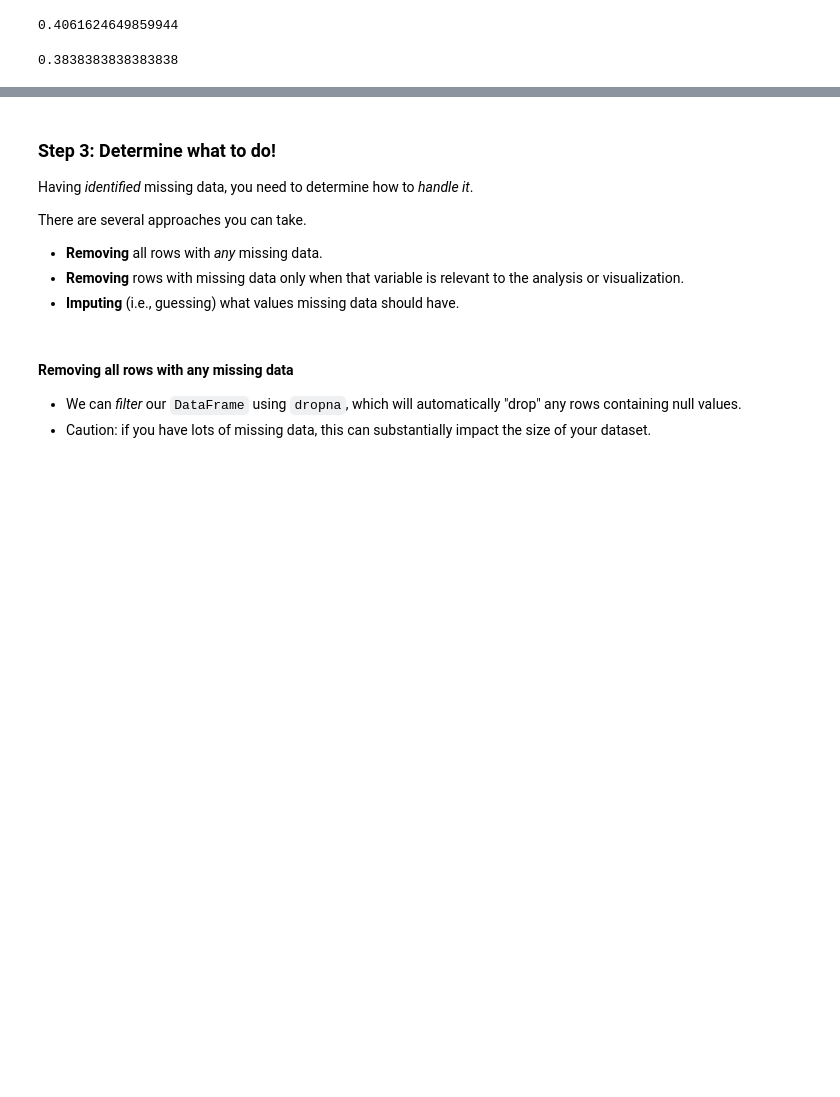
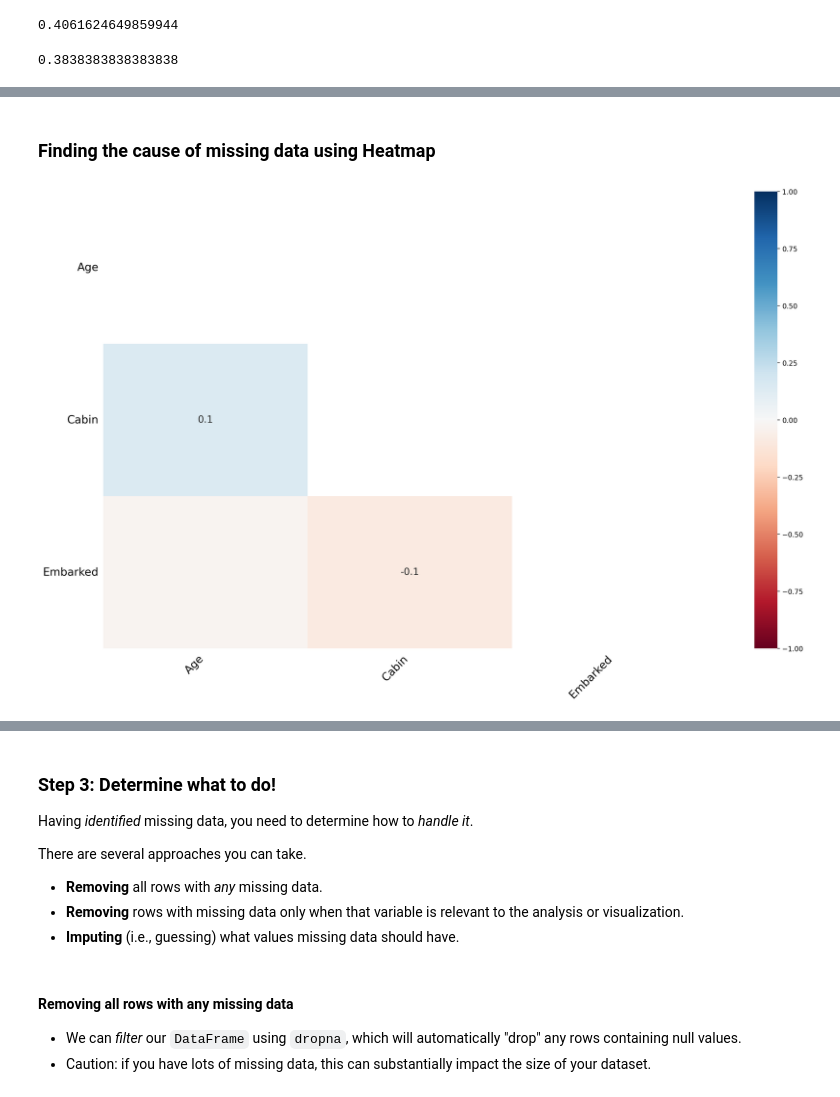
Before and after one commit to kflisikowsky/Data_Analysis_Workshops, a Jupyter notebook: 08-wrangling.ipynb, the cells around one changed output, grey strips where cells are left out. Drawn from its saved outputs; the diff is of its cells as text; code cells hidden in the pictures; blank space fills up the shorter version.

```diff
--- a/08-wrangling.ipynb
+++ b/08-wrangling.ipynb
@@ -250,0 +331,6 @@ If you're interested in diving deeper, you can look into the `missingno` library
+# %% [markdown]
+### Finding the cause of missing data using Heatmap
+# %%
+msno.heatmap(df_titanic);
+# %% [output]
+[figure, added]
```
Also changed, not shown: parts of 72 cells of this notebook.
